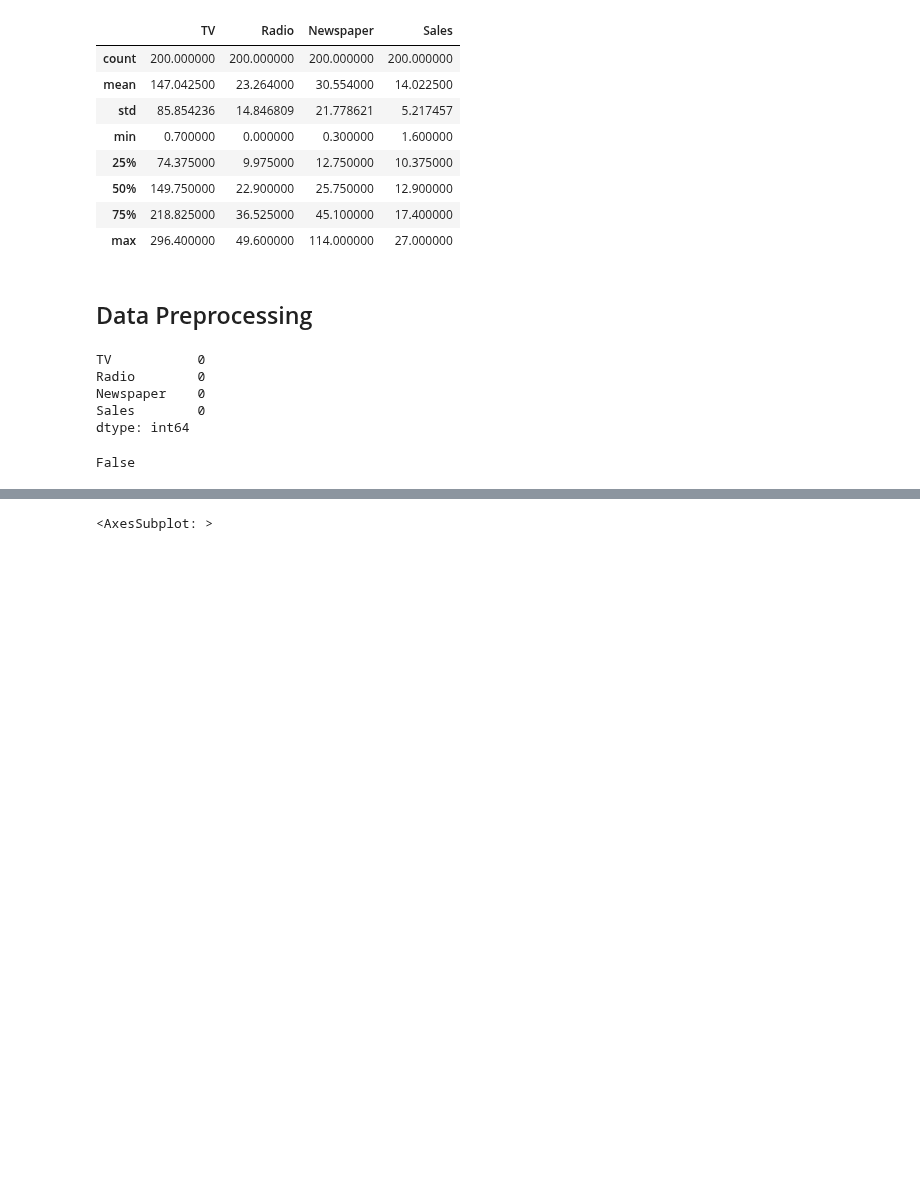
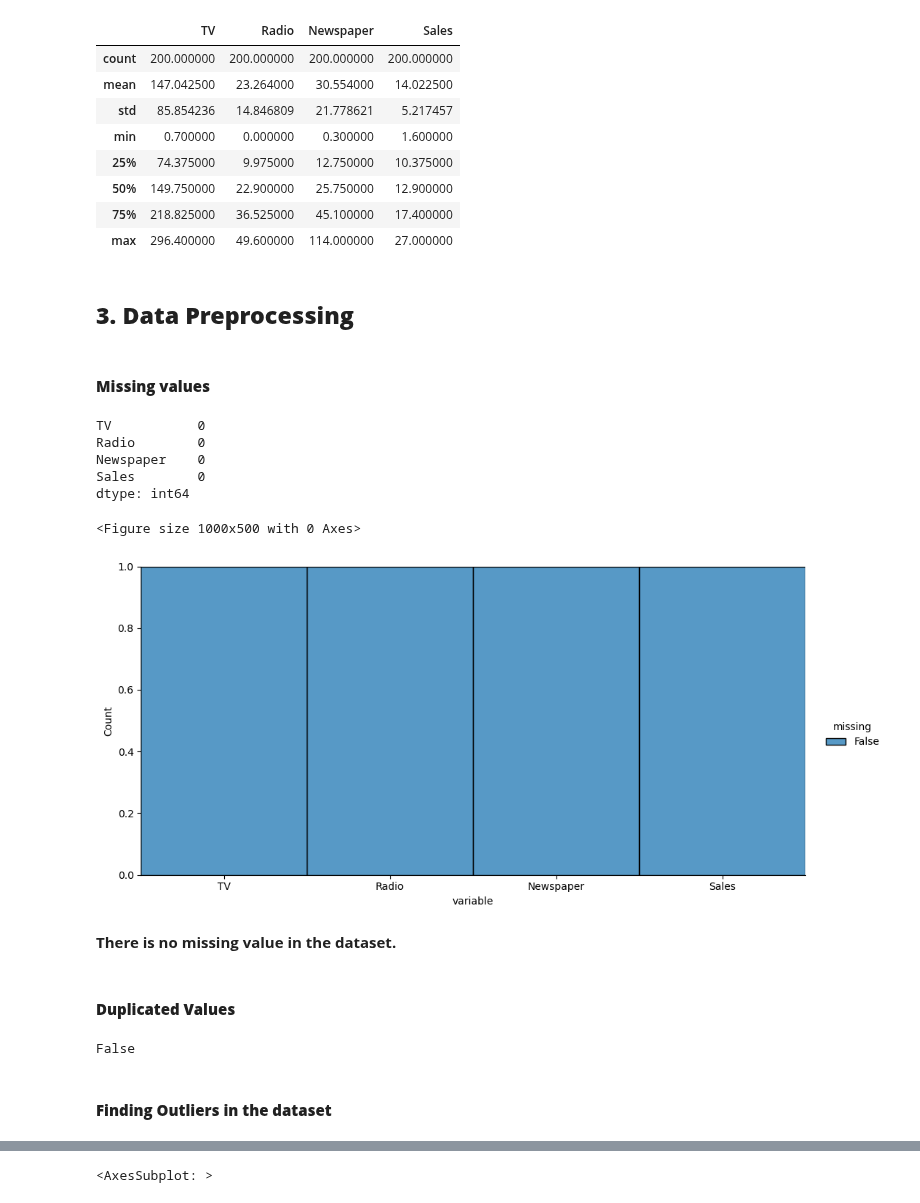
Before and after one commit to SwagAbyss/SwagML, a Jupyter notebook: Assignments/islr advertising/islr.ipynb, the cells around one changed output, grey strips where cells are left out. Drawn from its saved outputs; the diff is of its cells as text; code cells hidden in the pictures; blank space fills up the shorter version.

```diff
--- a/Assignments/islr advertising/islr.ipynb
+++ b/Assignments/islr advertising/islr.ipynb
@@ -55,4 +67,4 @@ raw_data.describe()
 | 75% | 218.825000 | 36.525000 | 45.100000 | 17.400000 |
 | max | 296.400000 | 49.600000 | 114.000000 | 27.000000 |
 # %% [markdown]
-## Data Preprocessing
+## __3. Data Preprocessing__
@@ -59,3 +73,5 @@ raw_data.describe()
+# %% [markdown]
+#### __Missing values__
 # %%
 # Missing values
 
@@ -66,12 +82,33 @@ Radio        0
 Newspaper    0
 Sales        0
 dtype: int64
+# %%
+# visualize missing values with seaborn (distplot)
+
+plt.figure(figsize = (10, 5))
+sns.displot(
+    data = data.isna().melt(value_name = "missing"),
+    x = "variable",
+    hue = "missing",
+    multiple = "fill",
+    aspect = 2
+)
+plt.show()
+# %% [output]
+<Figure size 1000x500 with 0 Axes>
+[figure, added]
+# %% [markdown]
+__There is no missing value in the dataset.__
+# %% [markdown]
+####  __Duplicated Values__
 # %%
 # Duplicated values
 
 data.duplicated().any()
 # %% [output]
 False
+# %% [markdown]
+#### __Finding Outliers in the dataset__
 # %%
 # finding Outliers
 
```
Also changed, not shown: parts of 17 cells of this notebook, 1 other file.
